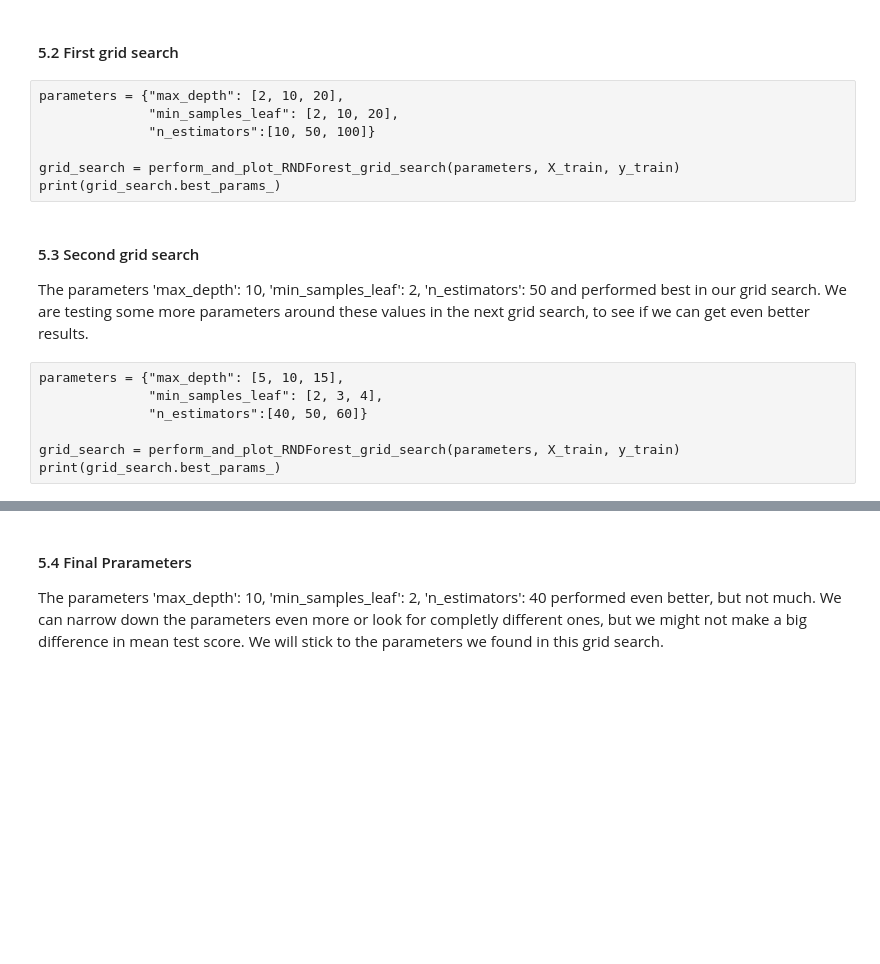
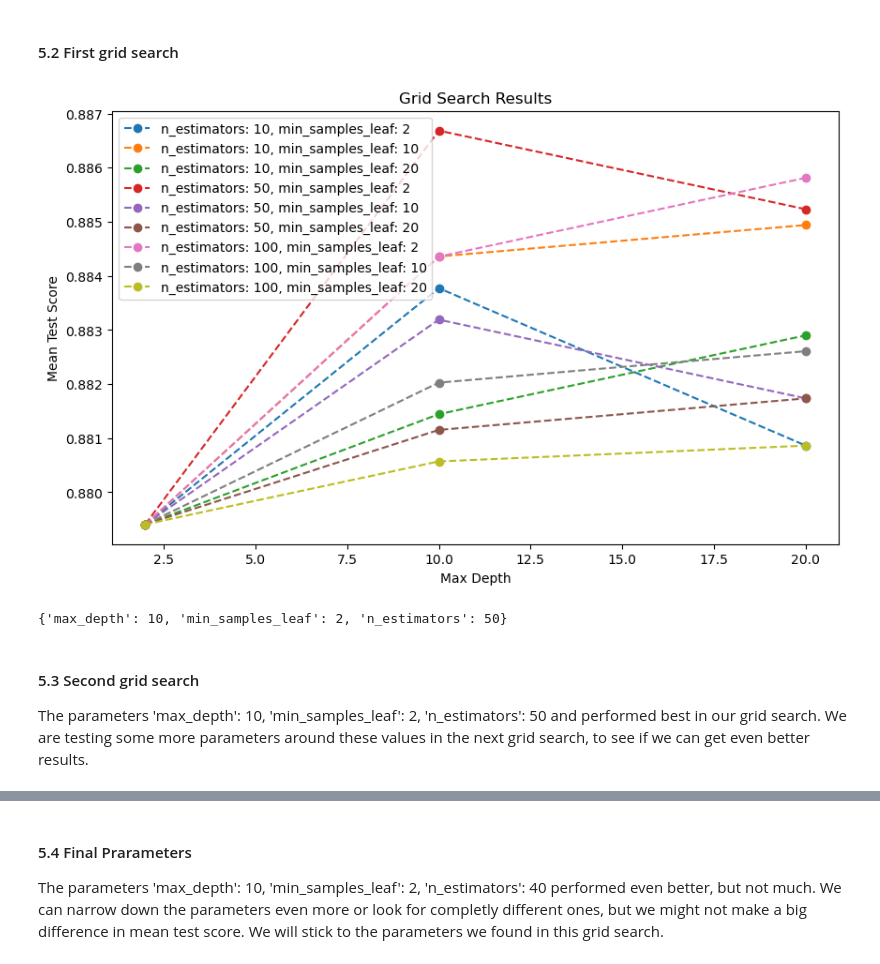
Before and after one commit to Knerten0815/ai_for_smart_health, a Jupyter notebook: Portfolio/ai_smart_health_portfolio_01_diabetes_prediction_template.ipynb, the cells around one changed output, grey strips where cells are left out. Drawn from its saved outputs; the diff is of its cells as text; code cells hidden in the pictures; blank space fills up the shorter version.

```diff
--- a/Portfolio/ai_smart_health_portfolio_01_diabetes_prediction_template.ipynb
+++ b/Portfolio/ai_smart_health_portfolio_01_diabetes_prediction_template.ipynb
@@ -273,21 +221,17 @@ def perform_and_plot_RNDForest_grid_search(parameters: dict, train_data, train_l
     plt.show()
 
     return grid_search
-# %% [raw]
-parameters = {"max_depth": [2, 10, 20],
-              "min_samples_leaf": [2, 10, 20],
-              "n_estimators":[10, 50, 100]}
-
-grid_search = perform_and_plot_RNDForest_grid_search(parameters, X_train, y_train)
-print(grid_search.best_params_)
+# %%
+parameters = {"max_depth": [2, 10, 20],
+              "min_samples_leaf": [2, 10, 20],
+              "n_estimators":[10, 50, 100]}
+
+grid_search = perform_and_plot_RNDForest_grid_search(parameters, X_train, y_train)
+print(grid_search.best_params_)
+# %% [output]
+[figure, added]
+{'max_depth': 10, 'min_samples_leaf': 2, 'n_estimators': 50}
 # %% [markdown]
 #### 5.3 Second grid search
 
 The parameters 'max_depth': 10, 'min_samples_leaf': 2, 'n_estimators': 50 and performed best in our grid search. We are testing some more parameters around these values in the next grid search, to see if we can get even better results.
-# %% [raw]
-parameters = {"max_depth": [5, 10, 15],
-              "min_samples_leaf": [2, 3, 4],
-              "n_estimators":[40, 50, 60]}
-
-grid_search = perform_and_plot_RNDForest_grid_search(parameters, X_train, y_train)
-print(grid_search.best_params_)
```
Also changed, not shown: parts of 15 cells of this notebook.
